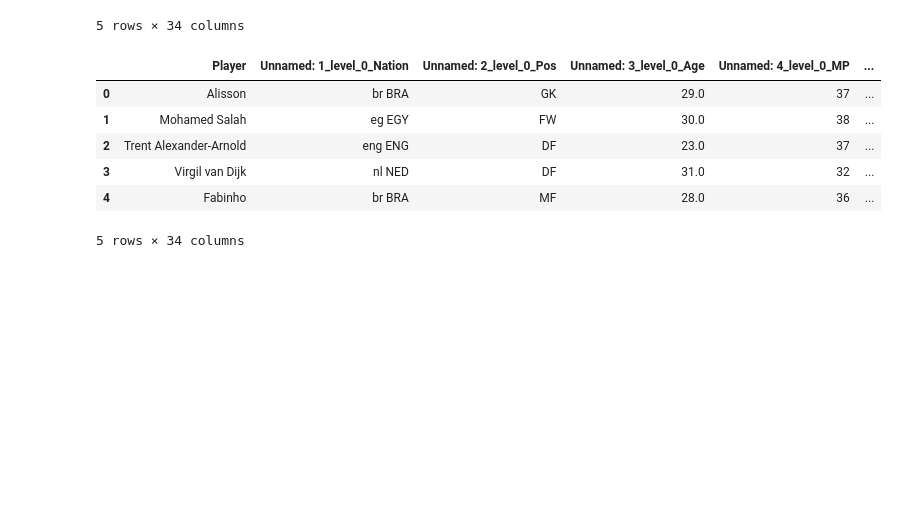
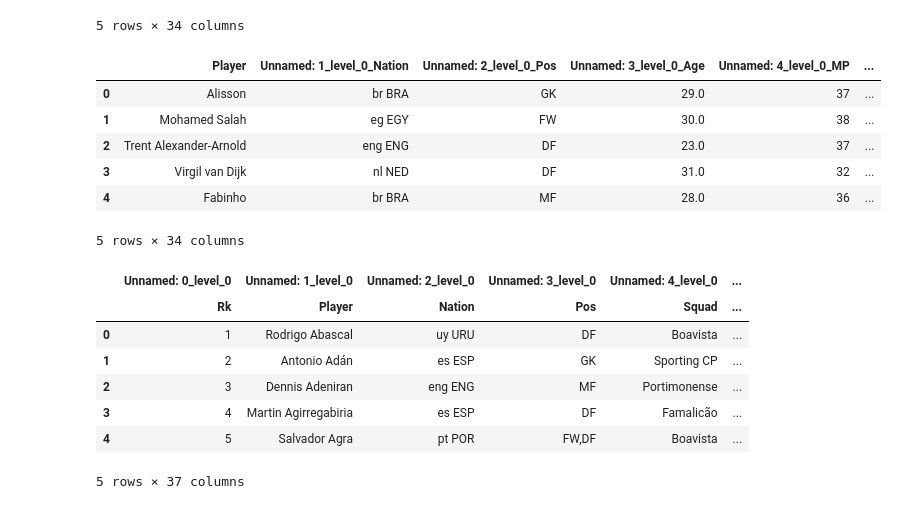
Before and after one commit to mckayjohns/complete-football-analytics, a Jupyter notebook: Module 3/3.3 FBREF.ipynb, the cells around one changed output. Cells and saved outputs as stored; diff of their text form; code cells hidden in the pictures; blank space fills up the shorter version.

Commit message:
Update 3.3 FBREF.ipynb
add in fbref scrape commented out code

```diff
--- a/Module 3/3.3 FBREF.ipynb
+++ b/Module 3/3.3 FBREF.ipynb
@@ -72,3 +74,30 @@ df.head()
 | 3 | Virgil van Dijk | nl NED | DF | 31.0 | 32 | ... |
 | 4 | Fabinho | br BRA | MF | 28.0 | 36 | ... |
 5 rows × 34 columns
+# %%
+# Sometimes the tables are commented out, so we'll have to extract the tables from the comments which is a bit more complicated
+import requests
+import bs4
+import pandas as pd
+
+response = requests.get('https://fbref.com/en/comps/32/stats/Primeira-Liga-Stats')
+soup = bs4.BeautifulSoup(response.content)
+
+
+comments = soup.find_all(text=lambda text:isinstance(text, bs4.Comment))
+commented_out_tables = [bs4.BeautifulSoup(cmt).find_all('table') for cmt in comments]
+
+commented_out_tables = [tab[0] for tab in commented_out_tables if len(tab) == 1]
+
+df = pd.read_html(str(commented_out_tables[0]))[0]
+# %%
+df.head()
+# %% [output]
+|  | Unnamed: 0_level_0 | Unnamed: 1_level_0 | Unnamed: 2_level_0 | Unnamed: 3_level_0 | Unnamed: 4_level_0 | ... |
+|  | Rk | Player | Nation | Pos | Squad | ... |
+| 0 | 1 | Rodrigo Abascal | uy URU | DF | Boavista | ... |
+| 1 | 2 | Antonio Adán | es ESP | GK | Sporting CP | ... |
+| 2 | 3 | Dennis Adeniran | eng ENG | MF | Portimonense | ... |
+| 3 | 4 | Martin Agirregabiria | es ESP | DF | Famalicão | ... |
+| 4 | 5 | Salvador Agra | pt POR | FW,DF | Boavista | ... |
+5 rows × 37 columns
```
Also changed, not shown: parts of 1 cell of this notebook.
